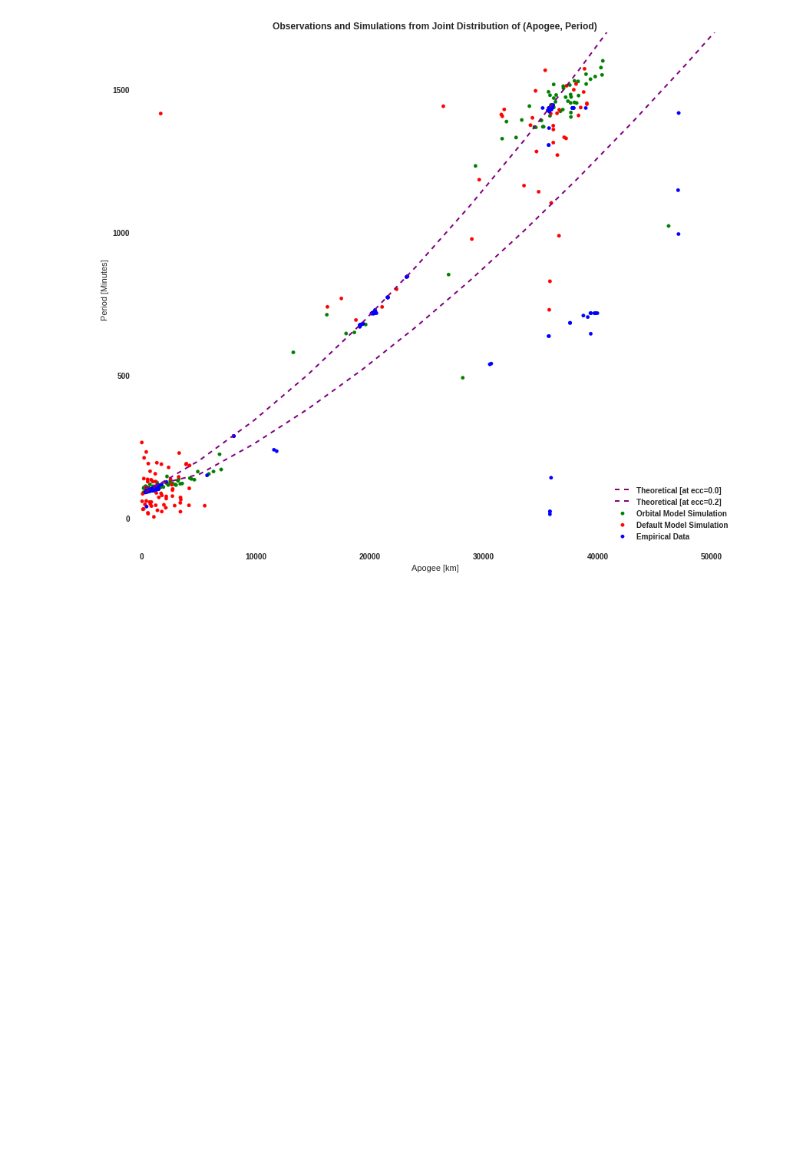
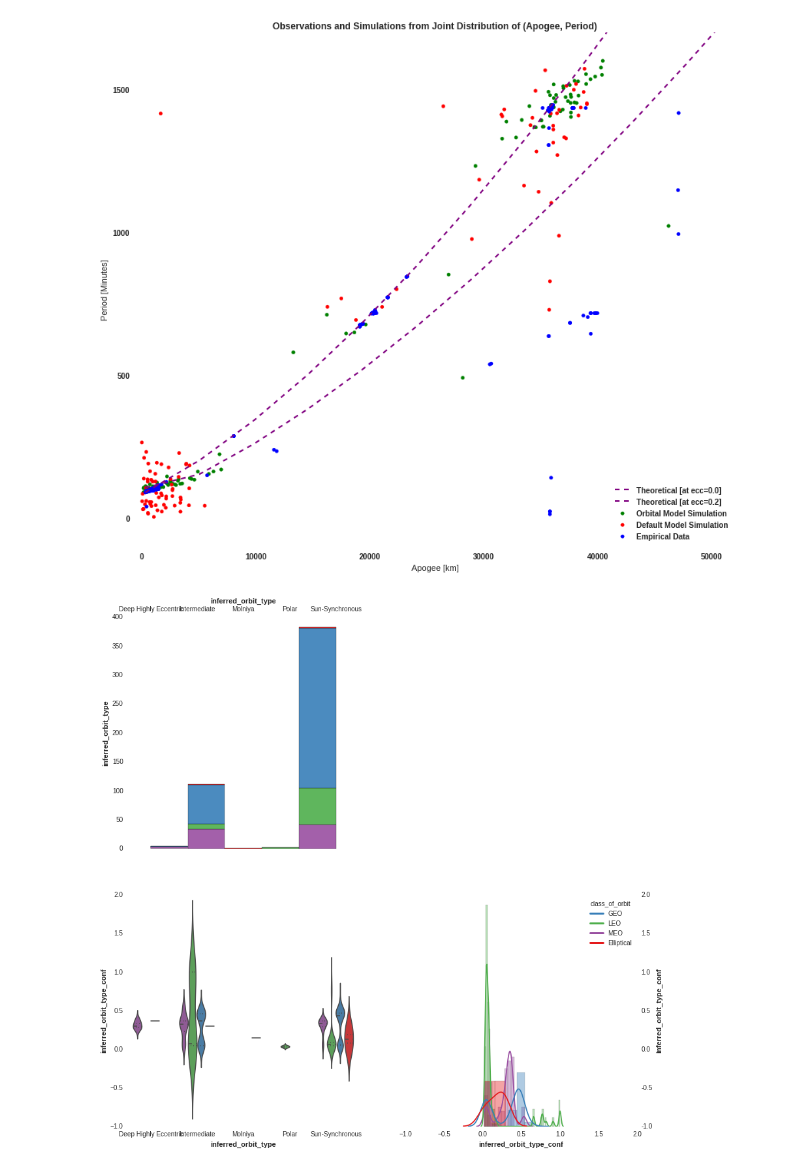
Before and after one commit to jayelm/bdbcontrib, a Jupyter notebook: src/foreign/demo/bayesdb_kepler.ipynb, the cells around one changed output. Drawn from its saved outputs; the diff is of its cells as text; code cells hidden in the pictures; blank space fills up the shorter version.

Commit message:
Add pairplot for random forest.

```diff
--- a/src/foreign/demo/bayesdb_kepler.ipynb
+++ b/src/foreign/demo/bayesdb_kepler.ipynb
@@ -224,3 +224,17 @@ ax.set_ylim([-100, 1700])
 ax.legend(loc='lower right');
 # %% [output]
 [figure]
+# %%
+# Impute missing orbit type using Random Forest.
+q('''CREATE TEMP TABLE inferred_orbit AS
+INFER EXPLICIT class_of_orbit,
+    PREDICT Type_of_orbit AS inferred_orbit_type
+         CONFIDENCE inferred_orbit_type_conf
+    FROM sat_custom WHERE type_of_orbit IS NULL
+    LIMIT 500''')
+# Compare to the pairplot in Satellites tutorial.
+bdbcontrib.pairplot(satellites_bdb,'''
+    SELECT inferred_orbit_type, inferred_orbit_type_conf, class_of_orbit FROM inferred_orbit;
+    ''', colorby='class_of_orbit');
+# %% [output]
+[figure, added]
```
